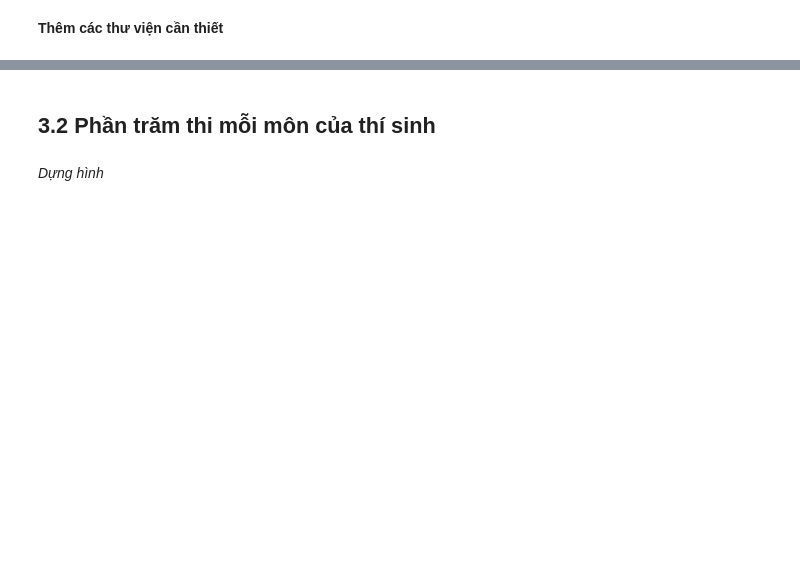
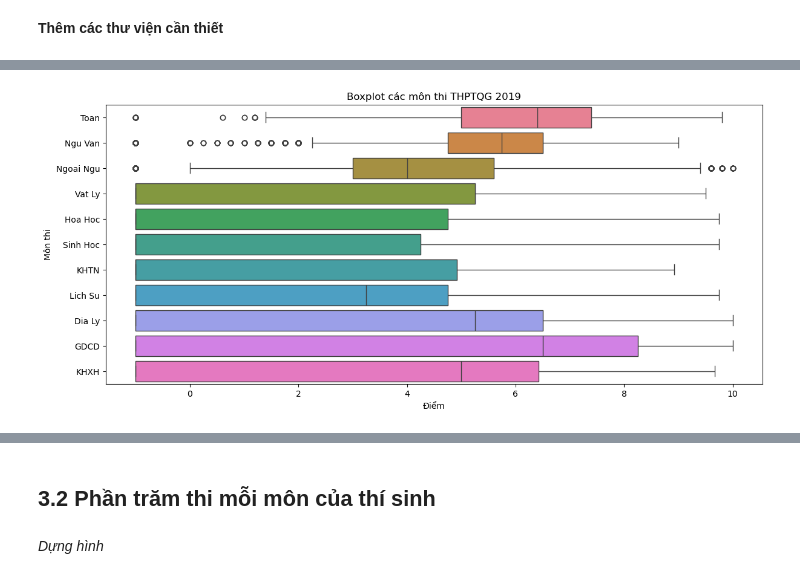
Before and after one commit to KietChauu/THPTQG_source_analysis, a Jupyter notebook: data.ipynb, the cells around one changed output, grey strips where cells are left out. Cells and saved outputs as stored; diff of their text form; code cells hidden in the pictures; blank space fills up the shorter version.

```diff
--- a/data.ipynb
+++ b/data.ipynb
@@ -98,0 +150,9 @@ df
+# %%
+plt.figure(figsize=(14, 6))
+sns.boxplot(data=df_clean[['Toan','Ngu Van','Ngoai Ngu','Vat Ly','Hoa Hoc','Sinh Hoc','KHTN','Lich Su','Dia Ly','GDCD','KHXH']], orient="h")
+plt.title("Boxplot các môn thi THPTQG 2019")
+plt.xlabel("Điểm")
+plt.ylabel("Môn thi")
+plt.show()
+# %% [output]
+[figure, added]
```
Also changed, not shown: parts of 34 cells of this notebook.
